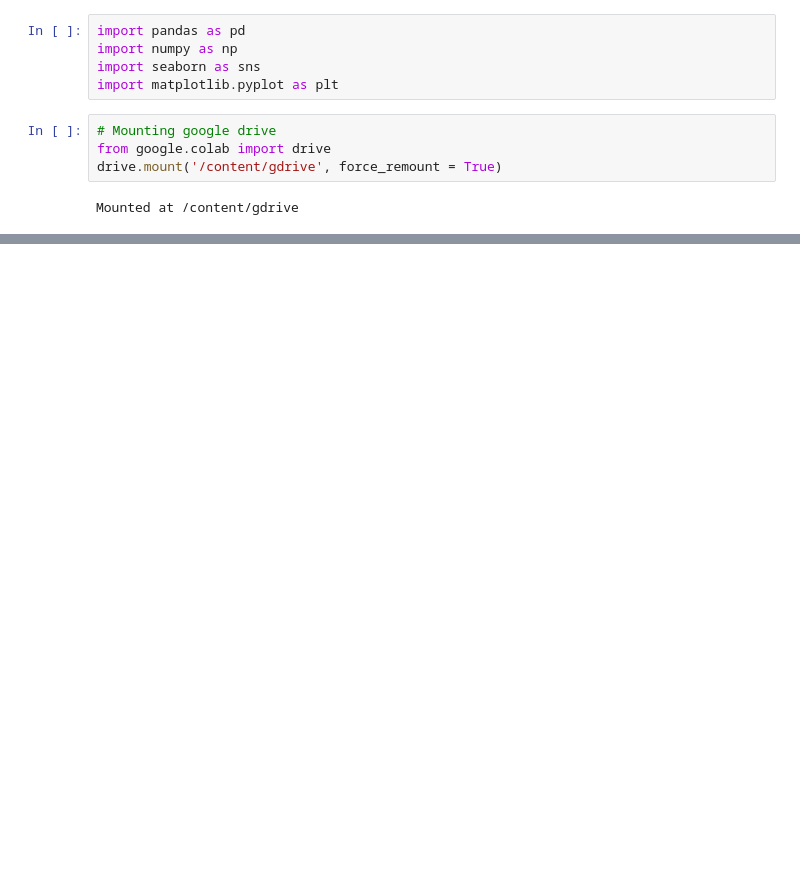
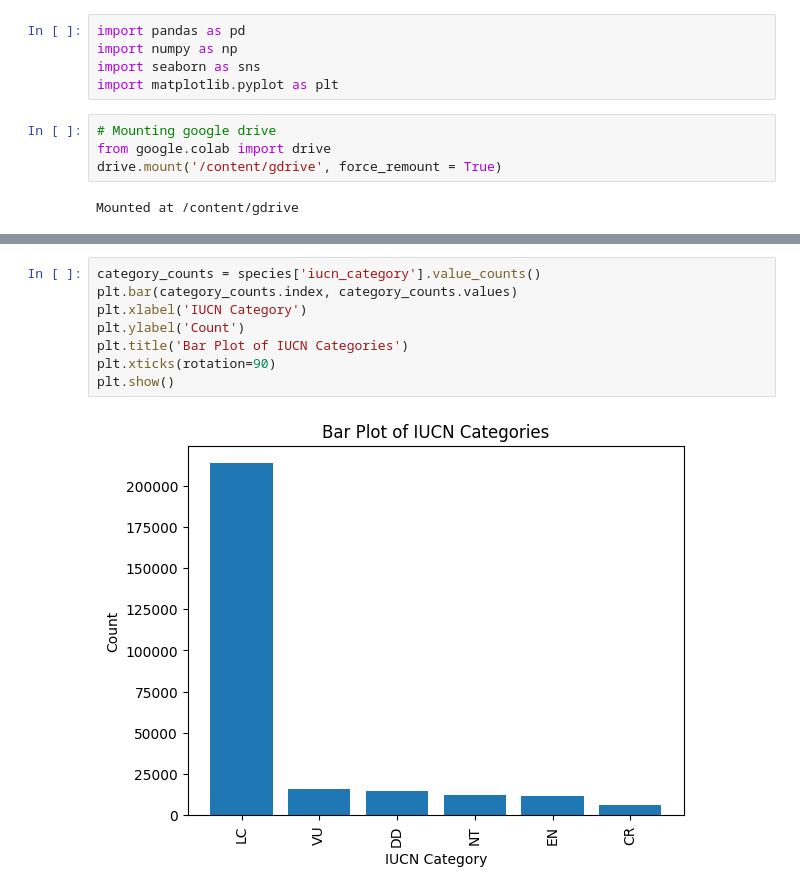
Before and after one commit to jbbjr/save-the-frogs, a Jupyter notebook: BA810_CBSJ.ipynb, the cells around one changed output, grey strips where cells are left out. Drawn from its saved outputs; the diff is of its cells as text; blank space fills up the shorter version.

```diff
--- a/BA810_CBSJ.ipynb
+++ b/BA810_CBSJ.ipynb
@@ -79,0 +85,10 @@ surface_temperature.head(3)
+# %%
+category_counts = species['iucn_category'].value_counts()
+plt.bar(category_counts.index, category_counts.values)
+plt.xlabel('IUCN Category')
+plt.ylabel('Count')
+plt.title('Bar Plot of IUCN Categories')
+plt.xticks(rotation=90)
+plt.show()
+# %% [output]
+[figure, added]
```
Also changed, not shown: parts of 12 cells of this notebook.
